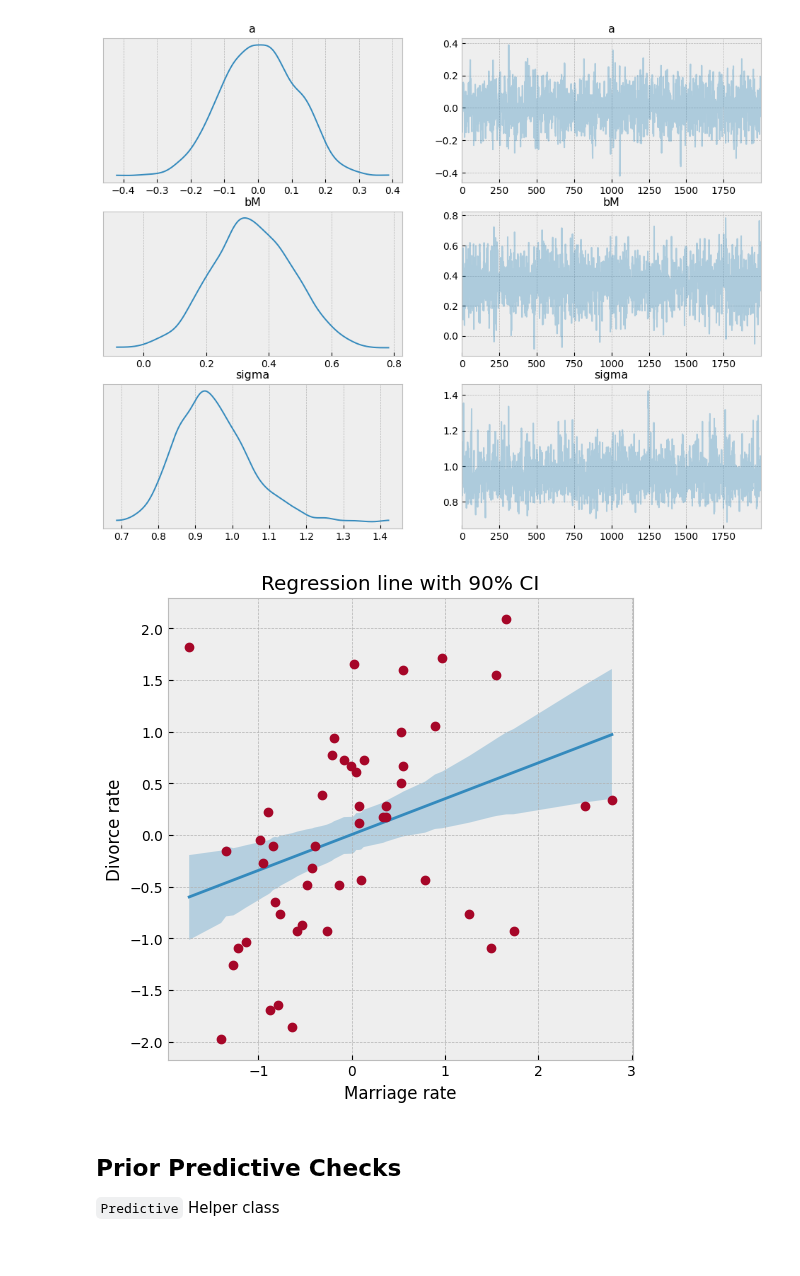
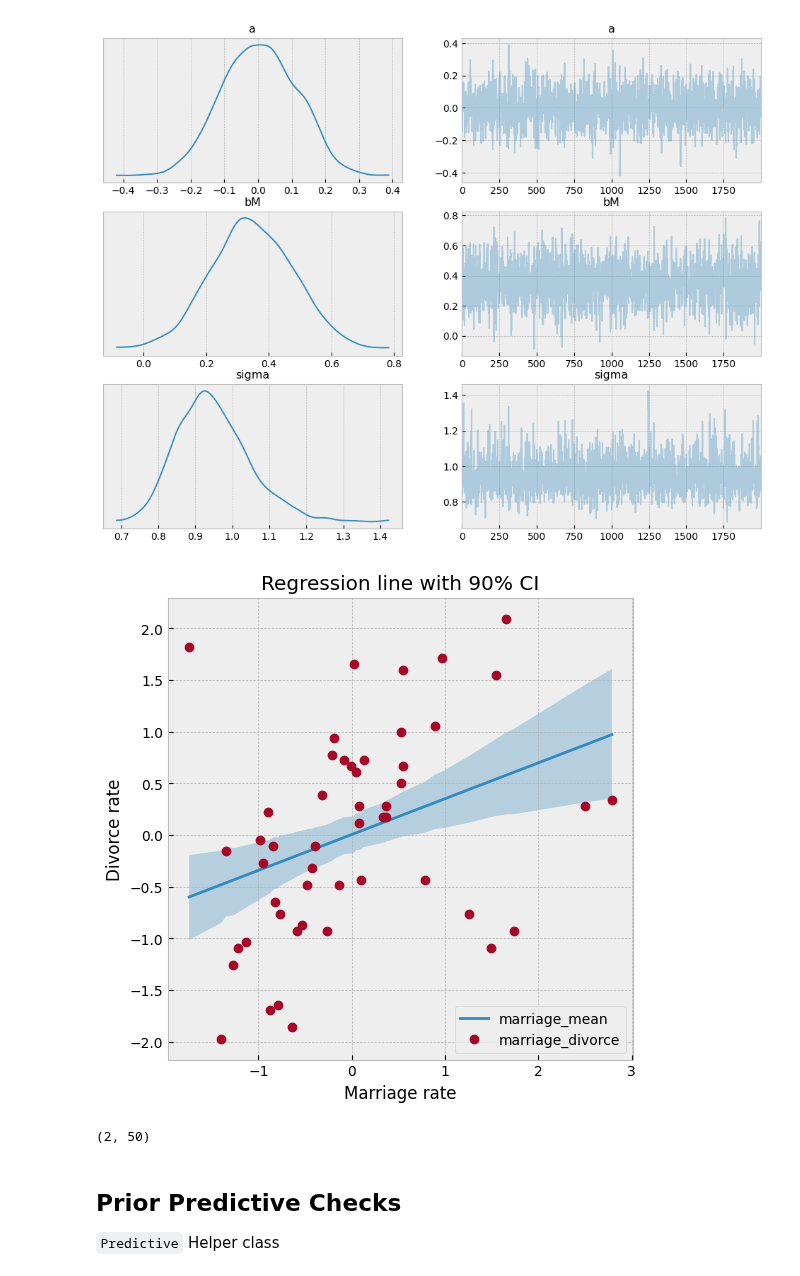
Before and after one commit to banditkings/learning-causal-impact, a Jupyter notebook: notebooks/0.2-numpyro_regression.ipynb, the cells around one changed output. Cells and saved outputs as stored; diff of their text form; code cells hidden in the pictures.

```diff
--- a/notebooks/0.2-numpyro_regression.ipynb
+++ b/notebooks/0.2-numpyro_regression.ipynb
@@ -93,32 +91,37 @@ az.plot_trace(mcmc, figsize=(12,9), var_names=['a', 'bM', 'sigma']);
 # %%
 def plot_regression(x, y_mean, y_hpdi):
     # Sort values for plotting by x axis
     idx = jnp.argsort(x)
     marriage = x[idx]
     mean = y_mean[idx]
     hpdi = y_hpdi[:, idx]
     divorce = dset.DivorceScaled.values[idx]
 
     # Plot
     fig, ax = plt.subplots(nrows=1, ncols=1, figsize=(6, 6))
-    ax.plot(marriage, mean)
-    ax.plot(marriage, divorce, "o")
+    ax.plot(marriage, mean, label='marriage_mean')
+    ax.plot(marriage, divorce, "o", label='marriage_divorce')
     ax.fill_between(marriage, hpdi[0], hpdi[1], alpha=0.3, interpolate=True)
+    ax.legend()
     return ax
 
 
 # Compute empirical posterior distribution over mu by
 # computing from the samples
 posterior_mu = mcmc.get_samples()['mu']
 
 mean_mu = jnp.mean(posterior_mu, axis=0)
 hpdi_mu = hpdi(posterior_mu, 0.9)  # (2, 50)
 ax = plot_regression(dset.MarriageScaled.values, mean_mu, hpdi_mu)
 ax.set(
     xlabel="Marriage rate", ylabel="Divorce rate", title="Regression line with 90% CI"
 );
 # %% [output]
-[figure, old version]
+[figure, new version]
+# %%
+hpdi_mu.shape
+# %% [output]
+(2, 50)
 # %% [markdown]
 ## Prior Predictive Checks
 
```
Also changed, not shown: parts of 20 cells of this notebook, 2 other files.
